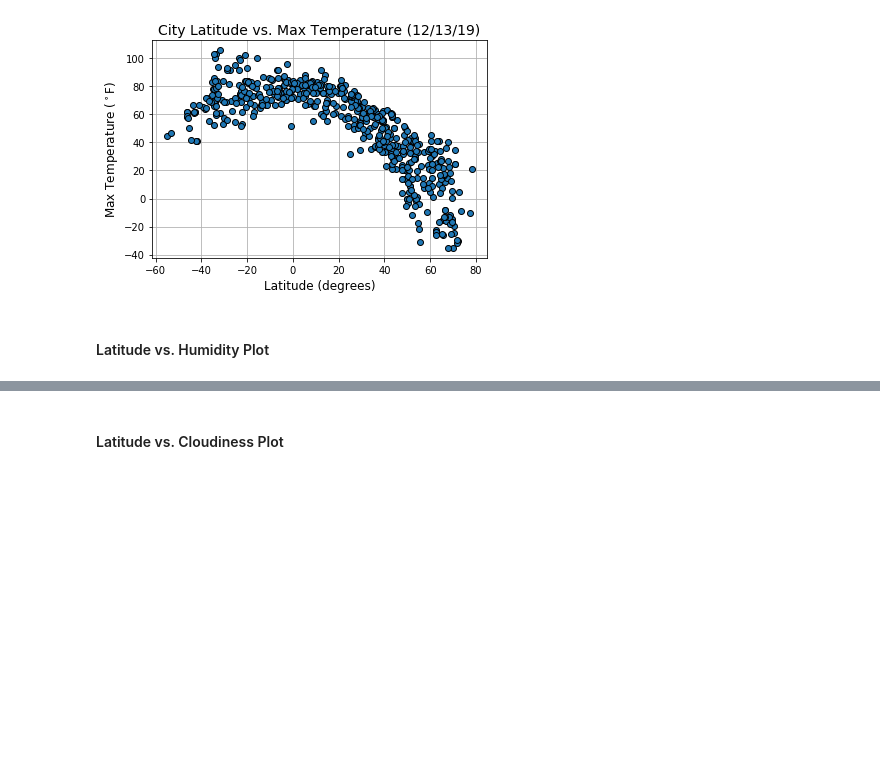
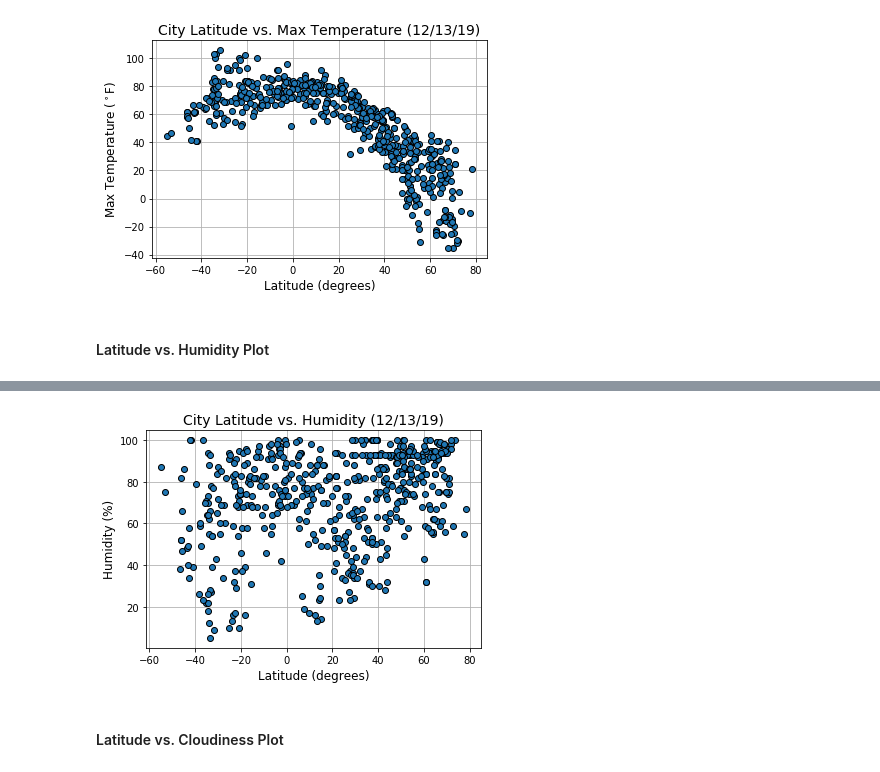
Before and after one commit to davidjaimes/openweathermap-api, a Jupyter notebook: WeatherPy.ipynb, the cells around one changed output, grey strips where cells are left out. Cells and saved outputs as stored; diff of their text form; code cells hidden in the pictures; blank space fills up the shorter version.

Commit message:
plot lat vs humidity

```diff
--- a/WeatherPy.ipynb
+++ b/WeatherPy.ipynb
@@ -161,2 +158,14 @@ plt.grid()
+# %%
+plt.plot(
+    all_weather['Lat'],
+    all_weather['Humidity'],
+    'o', markeredgecolor='k'
+)
+plt.title('City Latitude vs. Humidity (12/13/19)', size=14)
+plt.xlabel('Latitude (degrees)', size=12)
+plt.ylabel(r'Humidity (%)', size=12)
+plt.grid()
+# %% [output]
+[figure, added]
 # %% [markdown]
 #### Latitude vs. Cloudiness Plot
```
Also changed, not shown: parts of 3 cells of this notebook.
